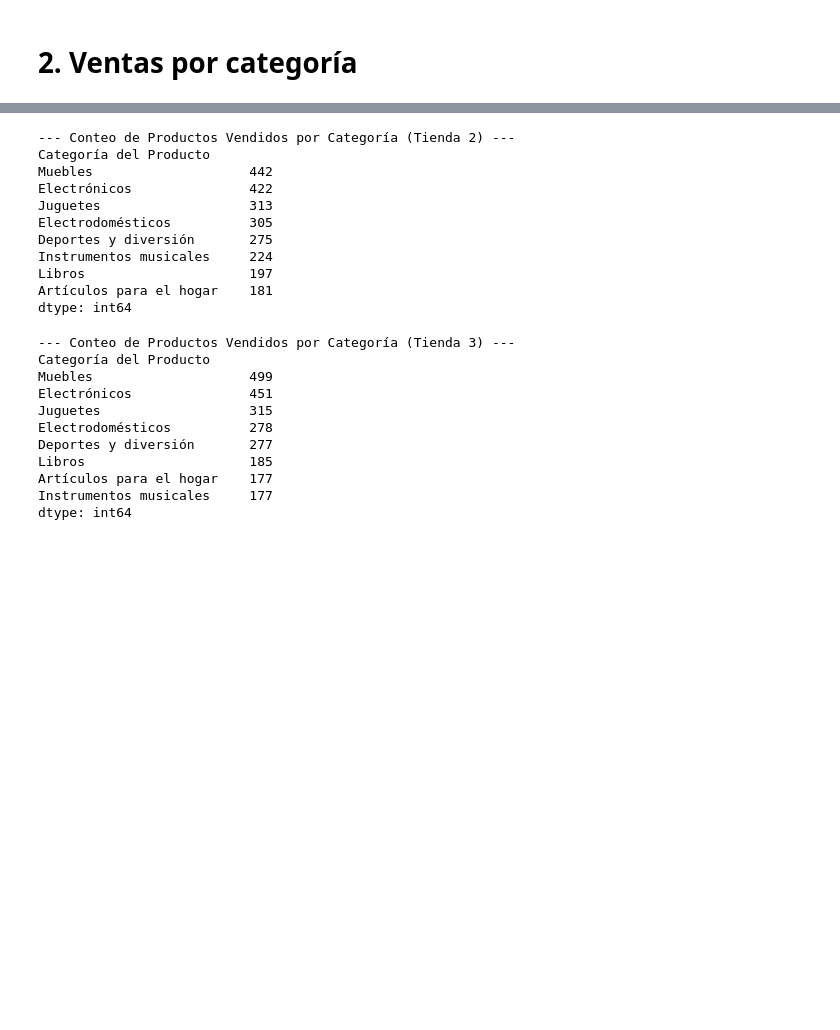
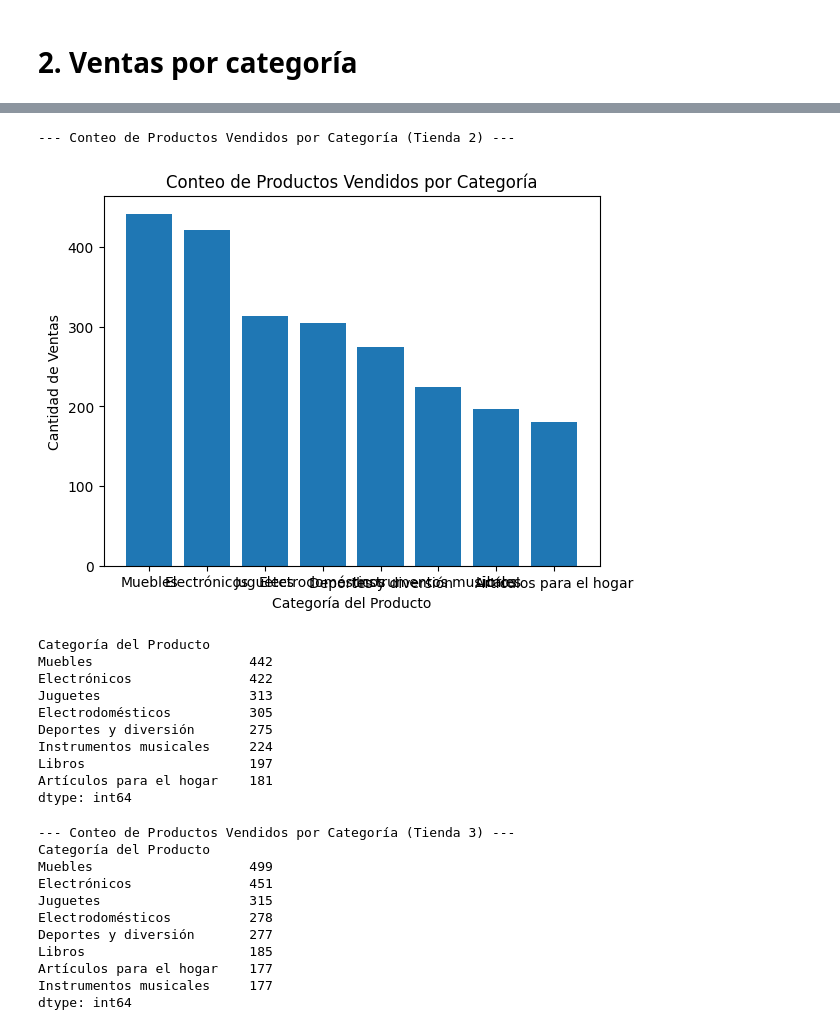
Before and after one commit to Kross363/Python-Data-Science, a Jupyter notebook: Python_Datos_Por_Tienda.ipynb, the cells around one changed output, grey strips where cells are left out. Cells and saved outputs as stored; diff of their text form; code cells hidden in the pictures; blank space fills up the shorter version.

```diff
--- a/Python_Datos_Por_Tienda.ipynb
+++ b/Python_Datos_Por_Tienda.ipynb
@@ -67,20 +72,26 @@ dtype: int64
 # %%
 conteo_por_categoria = tienda2.groupby('Categoría del Producto').size().sort_values(ascending=False)
 
 print("--- Conteo de Productos Vendidos por Categoría (Tienda 2) ---")
+plt.bar(conteo_por_categoria.index, conteo_por_categoria.values)
+plt.xlabel('Categoría del Producto')
+plt.ylabel('Cantidad de Ventas')
+plt.title('Conteo de Productos Vendidos por Categoría')
+plt.show()
 print(conteo_por_categoria)
 # %% [output]
 --- Conteo de Productos Vendidos por Categoría (Tienda 2) ---
-Categoría del Producto
-Muebles                    442
-Electrónicos               422
-Juguetes                   313
-Electrodomésticos          305
-Deportes y diversión       275
-Instrumentos musicales     224
-Libros                     197
-Artículos para el hogar    181
-dtype: int64
+[figure, added]
+Categoría del Producto
+Muebles                    442
+Electrónicos               422
+Juguetes                   313
+Electrodomésticos          305
+Deportes y diversión       275
+Instrumentos musicales     224
+Libros                     197
+Artículos para el hogar    181
+dtype: int64
 # %%
 conteo_por_categoria = tienda3.groupby('Categoría del Producto').size().sort_values(ascending=False)
 
```
Also changed, not shown: parts of 3 cells of this notebook.
